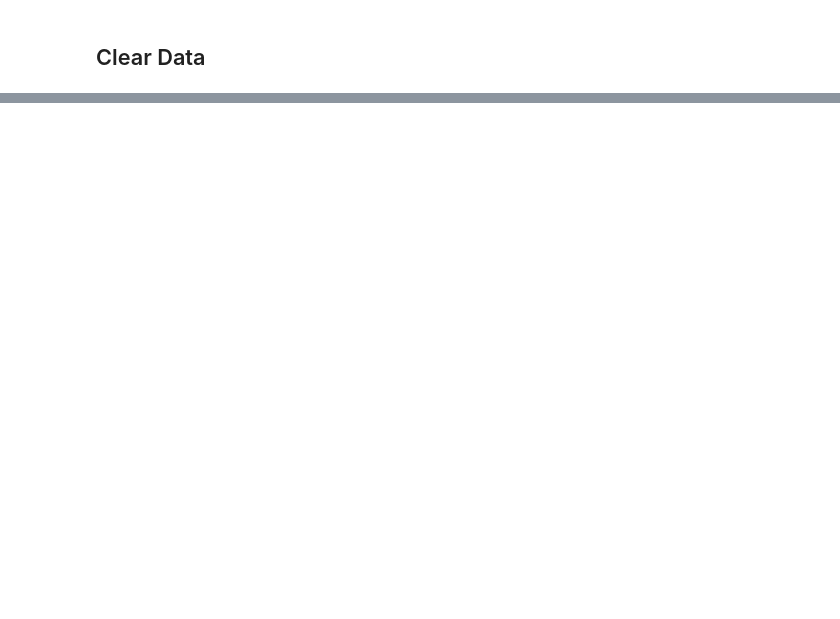
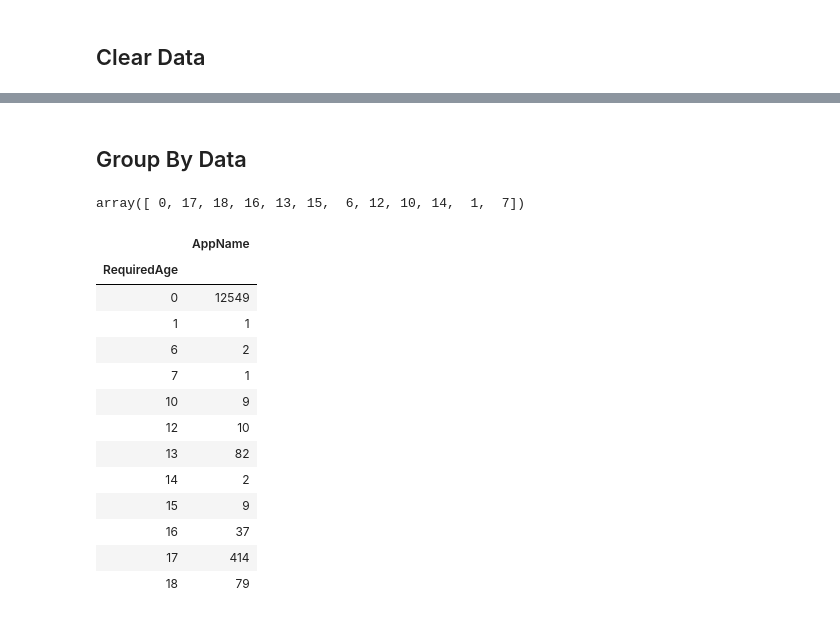
Before and after one commit to UVBMOB/SteamDataML, a Jupyter notebook: code/SteamGamesFeatures.ipynb, the cells around one changed output, grey strips where cells are left out. Saved outputs shown, nothing was run; the diff lists cells and outputs as text; code cells hidden in the pictures; blank space fills up the shorter version.

```diff
--- a/code/SteamGamesFeatures.ipynb
+++ b/code/SteamGamesFeatures.ipynb
@@ -41,0 +95,25 @@ df.info()
+# %% [markdown]
+## Group By Data
+# %%
+df.RequiredAge.unique()
+# %% [output]
+array([ 0, 17, 18, 16, 13, 15,  6, 12, 10, 14,  1,  7])
+# %%
+#yasa göre filtreleme
+required_age = df.groupby('RequiredAge')['AppName'].nunique().to_frame()# yas sınırlarına göre oyun sayıları
+required_age
+# %% [output]
+|  | AppName |
+| RequiredAge |  |
+| 0 | 12549 |
+| 1 | 1 |
+| 6 | 2 |
+| 7 | 1 |
+| 10 | 9 |
+| 12 | 10 |
+| 13 | 82 |
+| 14 | 2 |
+| 15 | 9 |
+| 16 | 37 |
+| 17 | 414 |
+| 18 | 79 |
```
Also changed, not shown: parts of 15 cells of this notebook, 1 other file.
